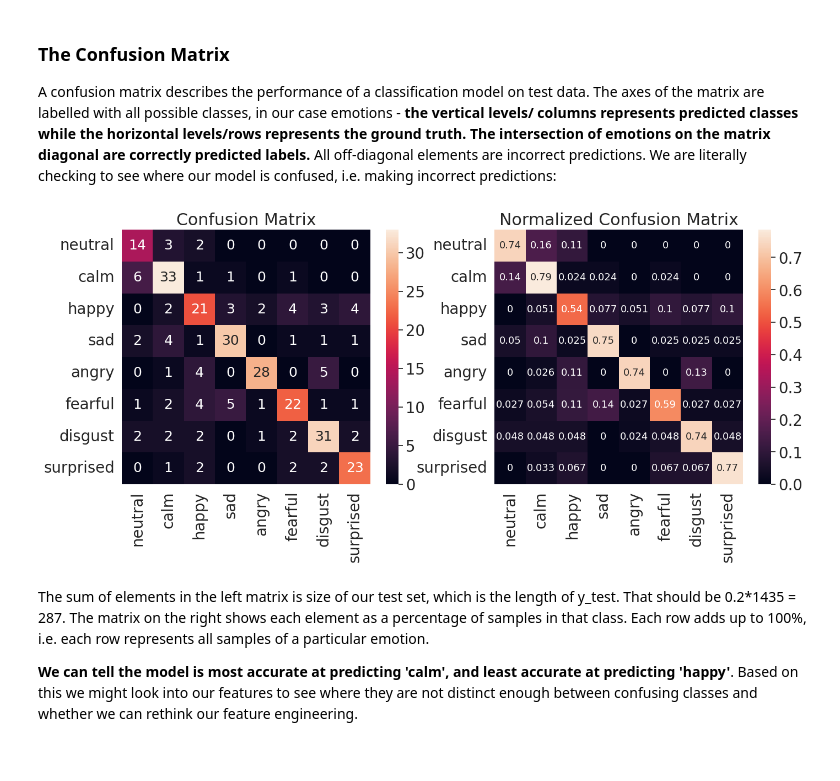
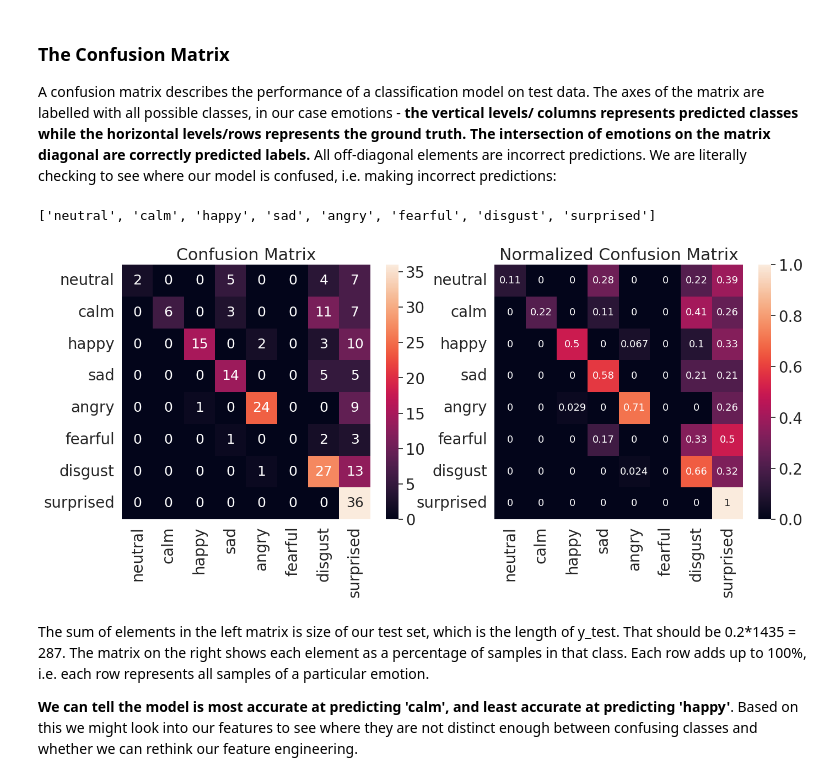
Before and after one commit to goose2711/Week4-Neural_Network, a Jupyter notebook: Week4__Neural_Networks.ipynb, the cells around one changed output. Cells and saved outputs as stored; diff of their text form; code cells hidden in the pictures.

```diff
--- a/Week4__Neural_Networks.ipynb
+++ b/Week4__Neural_Networks.ipynb
@@ -723,6 +723,6 @@ grid = GridSearchCV(
 
 # Fit the Ravdess models specified by the parameter grid
 with parallel_backend('multiprocessing'):
-    grid.fit(X_trainRavdess, y_trainRavdess)
+    grid.fit(X_trainMerged, y_trainMerged)
 # get the best hyperparameters from grid search object with its best_params_ attribute
 print('Best parameters found:\n', grid.best_params_)
@@ -792,38 +855,44 @@ A confusion matrix describes the performance of a classification model on test d
 # %%
+#Predictions for Ravdess only dataset
+
 from sklearn.metrics import confusion_matrix
 import seaborn as sn # I like seaborn's confusion matrix over sklearn's default
 
 # get predictions on test set
-test_emotion_predictions = model.predict(X_test)
-test_emotion_groundtruth = y_test
+test_emotion_predictionsRavdess = model.predict(X_testRavdess)
+test_emotion_groundtruthRavdess = y_testRavdess
 
-# set labels for matrix axes from emotions
-emotion_list =['neutral','calm','happy','sad','angry','fearful','disgust','surprised']
-emotion_name = [emotion for emotion in emotion_list]
+emotion_listRavdess =['neutral','calm','happy','sad','angry','fearful','disgust','surprised']
+
+emotion_nameRavdess = [emotion for emotion in emotion_listRavdess]
+
+print(emotion_nameRavdess)
 
 # build confusion matrix and normalized confusion matrix
-conf_matrix = confusion_matrix(test_emotion_groundtruth, test_emotion_predictions, labels=emotion_list)
-conf_matrix_norm = confusion_matrix(test_emotion_groundtruth, test_emotion_predictions,normalize='true', labels=emotion_list)
+conf_matrixRavdess = confusion_matrix(test_emotion_groundtruthRavdess, test_emotion_predictionsRavdess, labels=emotion_listRavdess)
+conf_matrix_normRavdess = confusion_matrix(test_emotion_groundtruthRavdess, test_emotion_predictionsRavdess,normalize='true', labels=emotion_listRavdess)
 
-
+# # make a confusion matrix with labels using a DataFrame
+# confmatrix_dfRavdess = pd.DataFrame(conf_matrixRavdess, index=emotion_nameRavdess, columns=emotion_nameRavdess)
+# confmatrix_df_normRavdess = pd.DataFrame(conf_matrix_normRavdess, index=emotion_nameRavdess, columns=emotion_nameRavdess)
 
 # make a confusion matrix with labels using a DataFrame
-confmatrix_df = pd.DataFrame(conf_matrix, index=emotion_name, columns=emotion_name)
-confmatrix_df_norm = pd.DataFrame(conf_matrix_norm, index=emotion_name, columns=emotion_name)
+confmatrix_dfRavdess = pd.DataFrame(conf_matrixRavdess, index=emotion_nameRavdess, columns=emotion_nameRavdess)
+confmatrix_df_normRavdess = pd.DataFrame(conf_matrix_normRavdess, index=emotion_nameRavdess, columns=emotion_nameRavdess)
 
-# plot confusion matrices
 plt.figure(figsize=(16,6))
 sn.set(font_scale=1.8) # emotion label and title size
 plt.subplot(1,2,1)
 plt.title('Confusion Matrix')
-sn.heatmap(confmatrix_df, annot=True, annot_kws={"size": 18}) #annot_kws is value font
+sn.heatmap(confmatrix_dfRavdess, annot=True, annot_kws={"size": 18}) #annot_kws is value font
 plt.subplot(1,2,2)
 plt.title('Normalized Confusion Matrix')
-sn.heatmap(confmatrix_df_norm, annot=True, annot_kws={"size": 13}) #annot_kws is value font
+sn.heatmap(confmatrix_df_normRavdess, annot=True, annot_kws={"size": 13}) #annot_kws is value font
 
 plt.show()
 # %% [output]
+['neutral', 'calm', 'happy', 'sad', 'angry', 'fearful', 'disgust', 'surprised']
-[figure, old version]
+[figure, new version]
 # %% [markdown]
 The sum of elements in the left matrix is size of our test set, which is the length of y_test. That should be 0.2*1435 = 287. The matrix on the right shows each element as a percentage of samples in that class. Each row adds up to 100%, i.e. each row represents all samples of a particular emotion.
 
```
Also changed, not shown: parts of 5 cells of this notebook.
